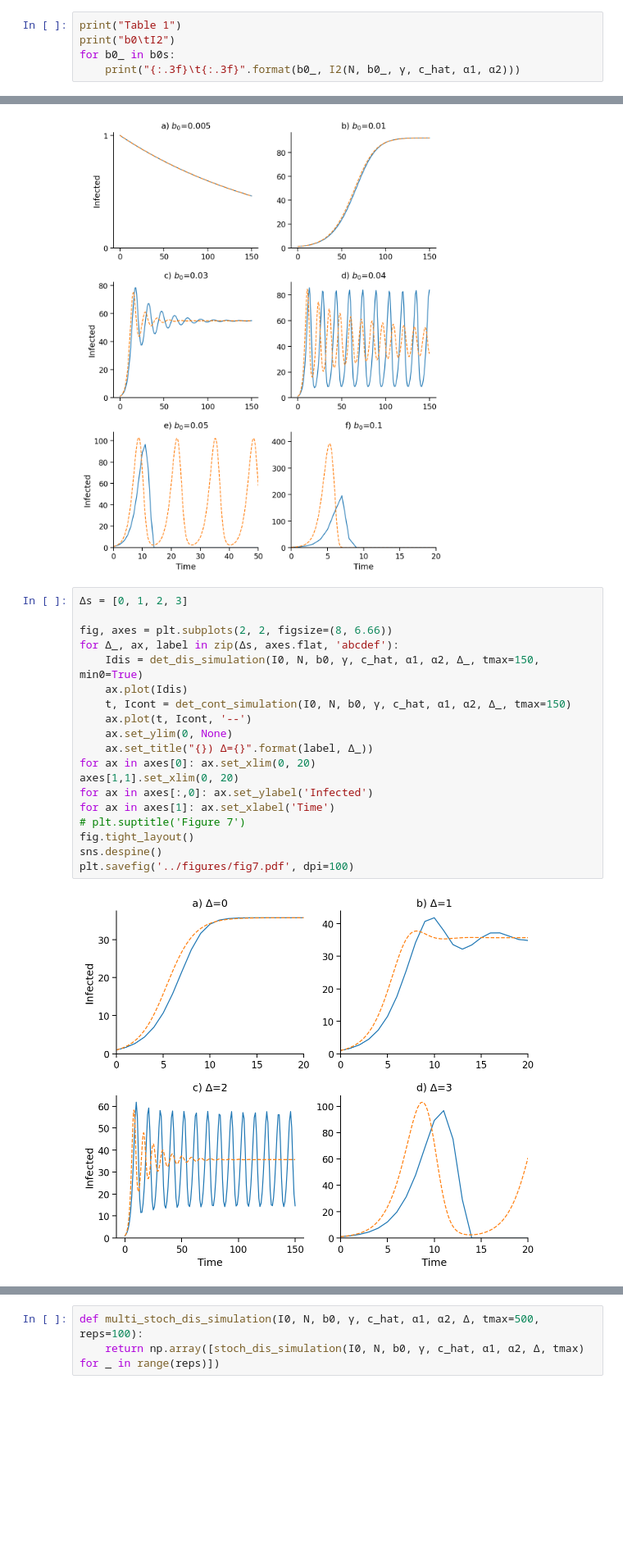
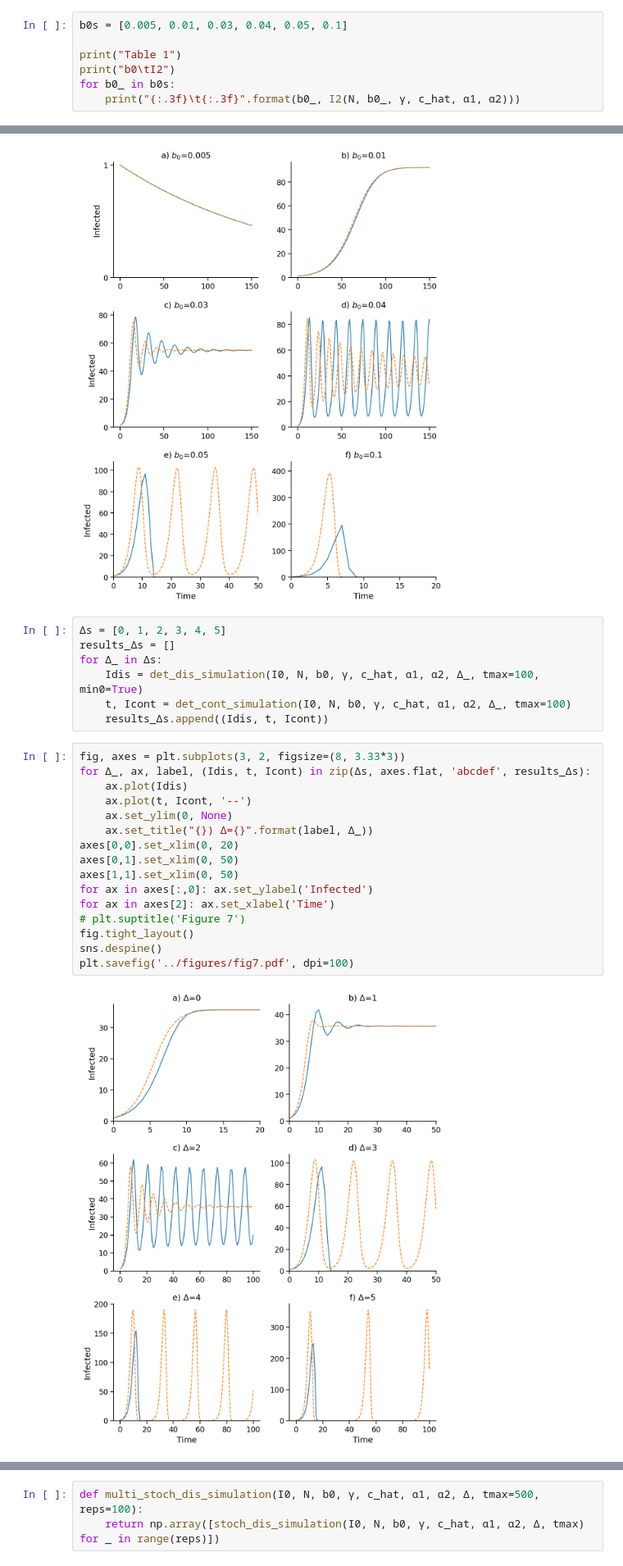
Before and after one commit to yoavram/SanJose, a Jupyter notebook: notebooks/model.ipynb, the cells around one changed output, grey strips where cells are left out. Shown at 82% size. Cells and saved outputs as stored; diff of their text form; blank space fills up the shorter version.

```diff
--- a/notebooks/model.ipynb
+++ b/notebooks/model.ipynb
@@ -98,6 +98,8 @@ sns.despine()
 # %% [output]
 [figure]
 # %%
+b0s = [0.005, 0.01, 0.03, 0.04, 0.05, 0.1]
+
 print("Table 1")
 print("b0\tI2")
 for b0_ in b0s:
@@ -134,27 +136,31 @@ sns.despine()
 plt.savefig('../figures/fig6.pdf', dpi=100)
 # %% [output]
 [figure]
+# %%
+Δs = [0, 1, 2, 3, 4, 5]
+results_Δs = []
+for Δ_ in Δs:
+    Idis = det_dis_simulation(I0, N, b0, γ, c_hat, α1, α2, Δ_, tmax=100, min0=True)
+    t, Icont = det_cont_simulation(I0, N, b0, γ, c_hat, α1, α2, Δ_, tmax=100)
+    results_Δs.append((Idis, t, Icont))
 # %%
-Δs = [0, 1, 2, 3]
-
-fig, axes = plt.subplots(2, 2, figsize=(8, 6.66))
-for Δ_, ax, label in zip(Δs, axes.flat, 'abcdef'):
-    Idis = det_dis_simulation(I0, N, b0, γ, c_hat, α1, α2, Δ_, tmax=150, min0=True)
+fig, axes = plt.subplots(3, 2, figsize=(8, 3.33*3))
+for Δ_, ax, label, (Idis, t, Icont) in zip(Δs, axes.flat, 'abcdef', results_Δs):
     ax.plot(Idis)
-    t, Icont = det_cont_simulation(I0, N, b0, γ, c_hat, α1, α2, Δ_, tmax=150)
     ax.plot(t, Icont, '--')
     ax.set_ylim(0, None)
     ax.set_title("{}) Δ={}".format(label, Δ_))
-for ax in axes[0]: ax.set_xlim(0, 20)
-axes[1,1].set_xlim(0, 20)
+axes[0,0].set_xlim(0, 20)
+axes[0,1].set_xlim(0, 50)
+axes[1,1].set_xlim(0, 50)
 for ax in axes[:,0]: ax.set_ylabel('Infected')
-for ax in axes[1]: ax.set_xlabel('Time')
+for ax in axes[2]: ax.set_xlabel('Time')
 # plt.suptitle('Figure 7')
 fig.tight_layout()
 sns.despine()
 plt.savefig('../figures/fig7.pdf', dpi=100)
 # %% [output]
-[figure, old version]
+[figure, new version]
 # %%
 c_hat_ = 0.001
 
```
